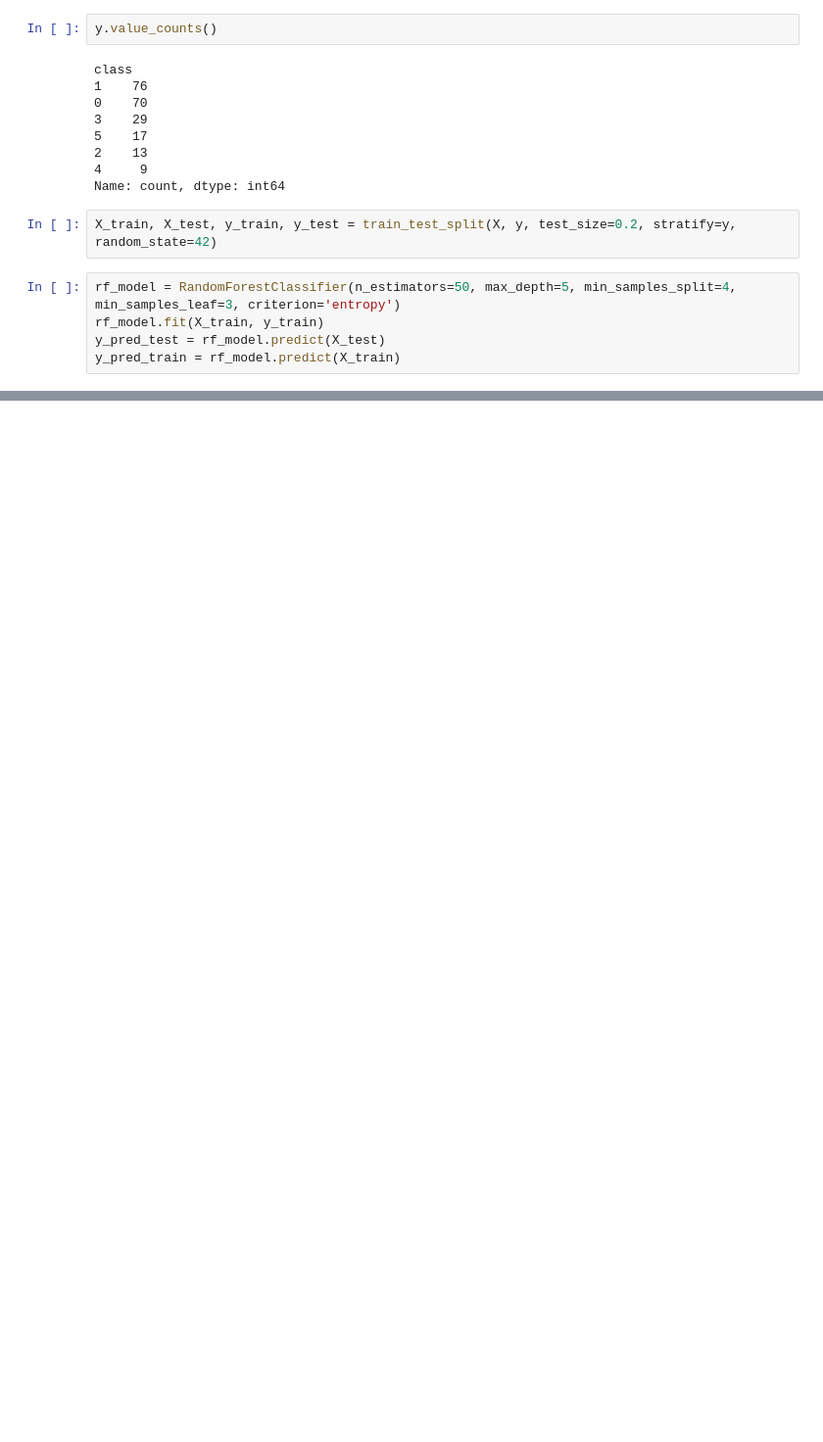
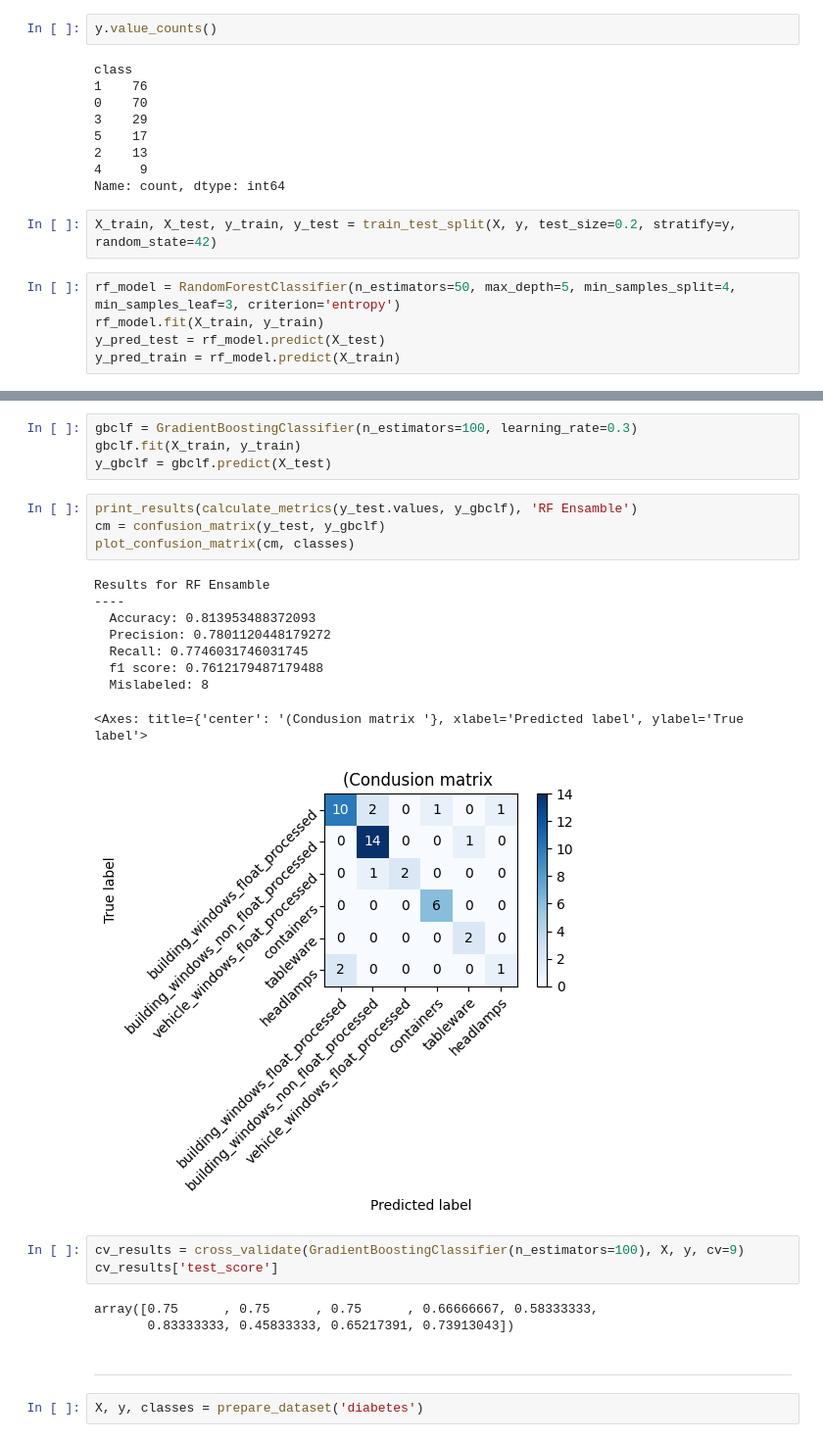
Before and after one commit to RastaAmanek/github, a Jupyter notebook: 9_1_zespoly_klasyfikatorow.ipynb, the cells around one changed output, grey strips where cells are left out. Shown at 98% size. Drawn from its saved outputs; the diff is of its cells as text; blank space fills up the shorter version.

```diff
--- a/9_1_zespoly_klasyfikatorow.ipynb
+++ b/9_1_zespoly_klasyfikatorow.ipynb
@@ -431,0 +576,28 @@ Results for RandomForestClassifier_train
+# %%
+gbclf = GradientBoostingClassifier(n_estimators=100, learning_rate=0.3)
+gbclf.fit(X_train, y_train)
+y_gbclf = gbclf.predict(X_test)
+# %%
+print_results(calculate_metrics(y_test.values, y_gbclf), 'RF Ensamble')
+cm = confusion_matrix(y_test, y_gbclf)
+plot_confusion_matrix(cm, classes)
+# %% [output]
+Results for RF Ensamble
+----
+  Accuracy: 0.813953488372093
+  Precision: 0.7801120448179272
+  Recall: 0.7746031746031745
+  f1 score: 0.7612179487179488
+  Mislabeled: 8
+<Axes: title={'center': '(Condusion matrix '}, xlabel='Predicted label', ylabel='True label'>
+[figure, added]
+# %%
+cv_results = cross_validate(GradientBoostingClassifier(n_estimators=100), X, y, cv=9)
+cv_results['test_score']
+# %% [output]
+array([0.75      , 0.75      , 0.75      , 0.66666667, 0.58333333,
+       0.83333333, 0.45833333, 0.65217391, 0.73913043])
+# %% [markdown]
+--------------
+# %%
+X, y, classes = prepare_dataset('diabetes')
```
Also changed, not shown: parts of 42 cells of this notebook.
